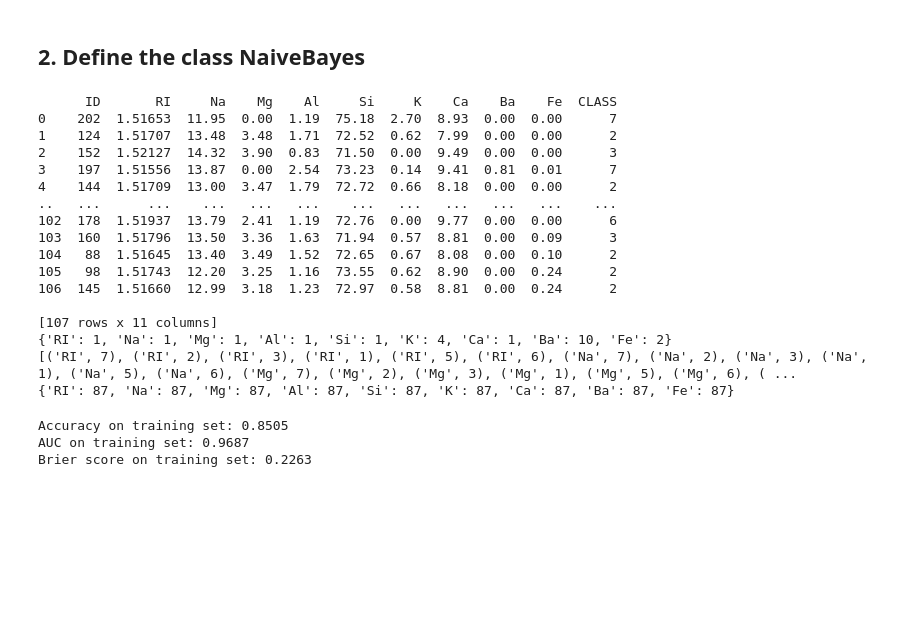
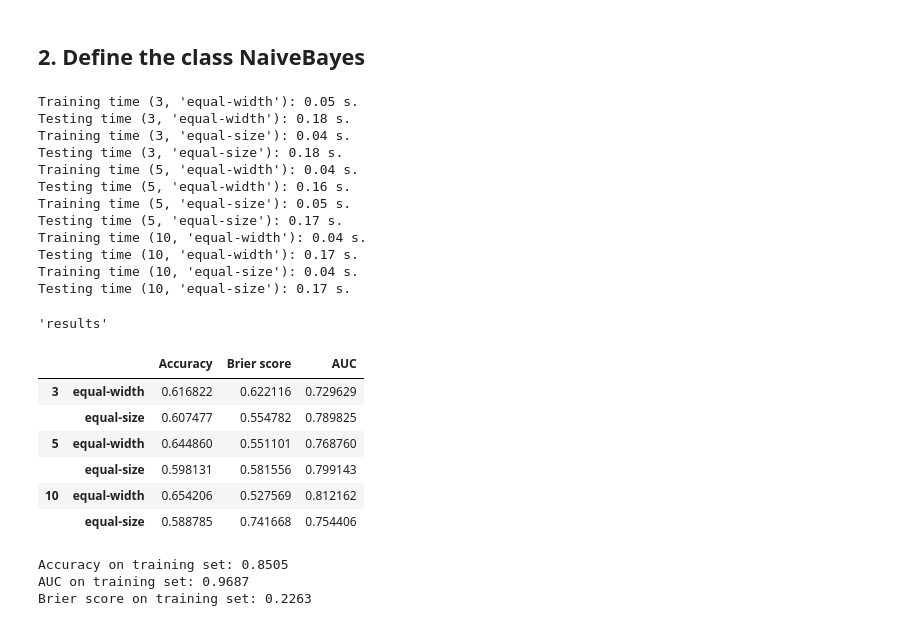
Before and after one commit to sifisKoen/Programming-Data-Science, a Jupyter notebook: Assignment 2/Assignment 2.ipynb, the cells around one changed output. Saved outputs shown, nothing was run; the diff lists cells and outputs as text; code cells hidden in the pictures; blank space fills up the shorter version.

```diff
--- a/Assignment 2/Assignment 2.ipynb
+++ b/Assignment 2/Assignment 2.ipynb
@@ -732,57 +790,60 @@ class NaiveBayes:
 # %%
 # Test your code (leave this part unchanged, except for if auc is undefined)
 
 glass_train_df = pd.read_csv("glass_train.csv")
 nb_model = NaiveBayes()
 nb_model.fit(glass_train_df, 3, "equal-width")
 
-# glass_train_df = pd.read_csv("glass_train.csv")
+glass_train_df = pd.read_csv("glass_train.csv")
 
-# glass_test_df = pd.read_csv("glass_test.csv")
+glass_test_df = pd.read_csv("glass_test.csv")
 
-# nb_model = NaiveBayes()
+nb_model = NaiveBayes()
 
-# test_labels = glass_test_df["CLASS"]
+test_labels = glass_test_df["CLASS"]
 
-# nobins_values = [3,5,10]
-# bintype_values = ["equal-width","equal-size"]
-# parameters = [(nobins,bintype) for nobins in nobins_values for bintype in bintype_values]
+nobins_values = [3,5,10]
+bintype_values = ["equal-width","equal-size"]
+parameters = [(nobins,bintype) for nobins in nobins_values for bintype in bintype_values]
 
-# results = np.empty((len(parameters),3))
+results = np.empty((len(parameters),3))
 
-# for i in range(len(parameters)):
-#     t0 = time.perf_counter()
-#     nb_model.fit(glass_train_df,nobins=parameters[i][0],bintype=parameters[i][1])
-#     print("Training time {0}: {1:.2f} s.".format(parameters[i],time.perf_counter()-t0))
-#     t0 = time.perf_counter()
-#     predictions = nb_model.predict(glass_test_df)
-#     print("Testing time {0}: {1:.2f} s.".format(parameters[i],time.perf_counter()-t0))
-#     results[i] = [accuracy(predictions,test_labels),brier_score(predictions,test_labels),
-#                   auc(predictions,test_labels)] # Assuming that you have defined auc - remove otherwise
+for i in range(len(parameters)):
+    t0 = time.perf_counter()
+    nb_model.fit(glass_train_df,nobins=parameters[i][0],bintype=parameters[i][1])
+    print("Training time {0}: {1:.2f} s.".format(parameters[i],time.perf_counter()-t0))
+    t0 = time.perf_counter()
+    predictions = nb_model.predict(glass_test_df)
+    print("Testing time {0}: {1:.2f} s.".format(parameters[i],time.perf_counter()-t0))
+    results[i] = [accuracy(predictions,test_labels),brier_score(predictions,test_labels),
+                  auc(predictions,test_labels)] # Assuming that you have defined auc - remove otherwise
 
-# results = pd.DataFrame(results,index=pd.MultiIndex.from_product([nobins_values,bintype_values]),
-#                        columns=["Accuracy","Brier score","AUC"])
+results = pd.DataFrame(results,index=pd.MultiIndex.from_product([nobins_values,bintype_values]),
+                       columns=["Accuracy","Brier score","AUC"])
 
-# print()
-# display("results",results)
+print()
+display("results",results)
 # %% [output]
-      ID       RI     Na    Mg    Al     Si     K    Ca    Ba    Fe  CLASS
-0    202  1.51653  11.95  0.00  1.19  75.18  2.70  8.93  0.00  0.00      7
-1    124  1.51707  13.48  3.48  1.71  72.52  0.62  7.99  0.00  0.00      2
-2    152  1.52127  14.32  3.90  0.83  71.50  0.00  9.49  0.00  0.00      3
-3    197  1.51556  13.87  0.00  2.54  73.23  0.14  9.41  0.81  0.01      7
-4    144  1.51709  13.00  3.47  1.79  72.72  0.66  8.18  0.00  0.00      2
-..   ...      ...    ...   ...   ...    ...   ...   ...   ...   ...    ...
-102  178  1.51937  13.79  2.41  1.19  72.76  0.00  9.77  0.00  0.00      6
-103  160  1.51796  13.50  3.36  1.63  71.94  0.57  8.81  0.00  0.09      3
-104   88  1.51645  13.40  3.49  1.52  72.65  0.67  8.08  0.00  0.10      2
-105   98  1.51743  12.20  3.25  1.16  73.55  0.62  8.90  0.00  0.24      2
-106  145  1.51660  12.99  3.18  1.23  72.97  0.58  8.81  0.00  0.24      2
-
-[107 rows x 11 columns]
-{'RI': 1, 'Na': 1, 'Mg': 1, 'Al': 1, 'Si': 1, 'K': 4, 'Ca': 1, 'Ba': 10, 'Fe': 2}
-[('RI', 7), ('RI', 2), ('RI', 3), ('RI', 1), ('RI', 5), ('RI', 6), ('Na', 7), ('Na', 2), ('Na', 3), ('Na', 1), ('Na', 5), ('Na', 6), ('Mg', 7), ('Mg', 2), ('Mg', 3), ('Mg', 1), ('Mg', 5), ('Mg', 6), ( ...
-{'RI': 87, 'Na': 87, 'Mg': 87, 'Al': 87, 'Si': 87, 'K': 87, 'Ca': 87, 'Ba': 87, 'Fe': 87}
+Training time (3, 'equal-width'): 0.05 s.
+Testing time (3, 'equal-width'): 0.18 s.
+Training time (3, 'equal-size'): 0.04 s.
+Testing time (3, 'equal-size'): 0.18 s.
+Training time (5, 'equal-width'): 0.04 s.
+Testing time (5, 'equal-width'): 0.16 s.
+Training time (5, 'equal-size'): 0.05 s.
+Testing time (5, 'equal-size'): 0.17 s.
+Training time (10, 'equal-width'): 0.04 s.
+Testing time (10, 'equal-width'): 0.17 s.
+Training time (10, 'equal-size'): 0.04 s.
+Testing time (10, 'equal-size'): 0.17 s.
+'results'
+|  |  | Accuracy | Brier score | AUC |
+| 3 | equal-width | 0.616822 | 0.622116 | 0.729629 |
+|  | equal-size | 0.607477 | 0.554782 | 0.789825 |
+| 5 | equal-width | 0.644860 | 0.551101 | 0.768760 |
+|  | equal-size | 0.598131 | 0.581556 | 0.799143 |
+| 10 | equal-width | 0.654206 | 0.527569 | 0.812162 |
+|  | equal-size | 0.588785 | 0.741668 | 0.754406 |
 # %%
 train_labels = glass_train_df["CLASS"]
 nb_model.fit(glass_train_df)
```
Also changed, not shown: parts of 4 cells of this notebook.
